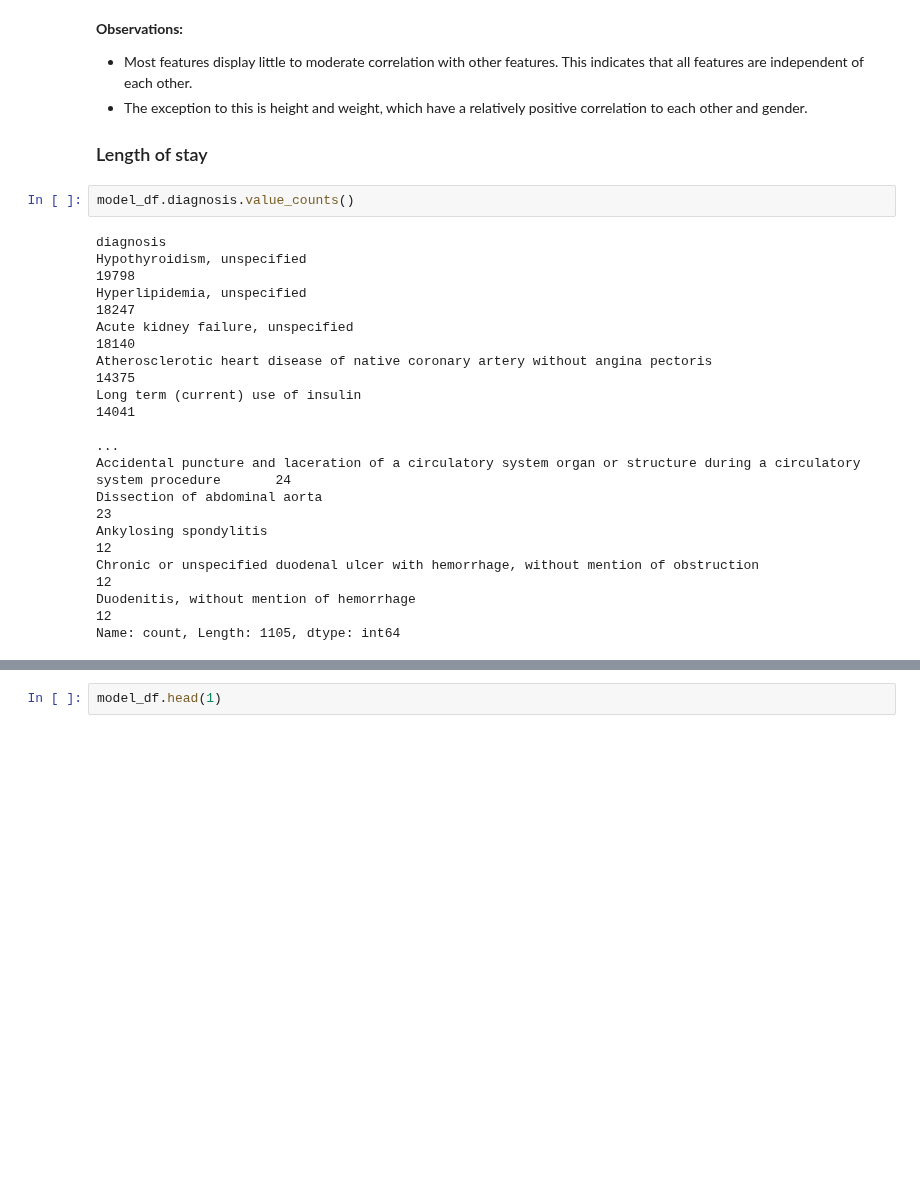
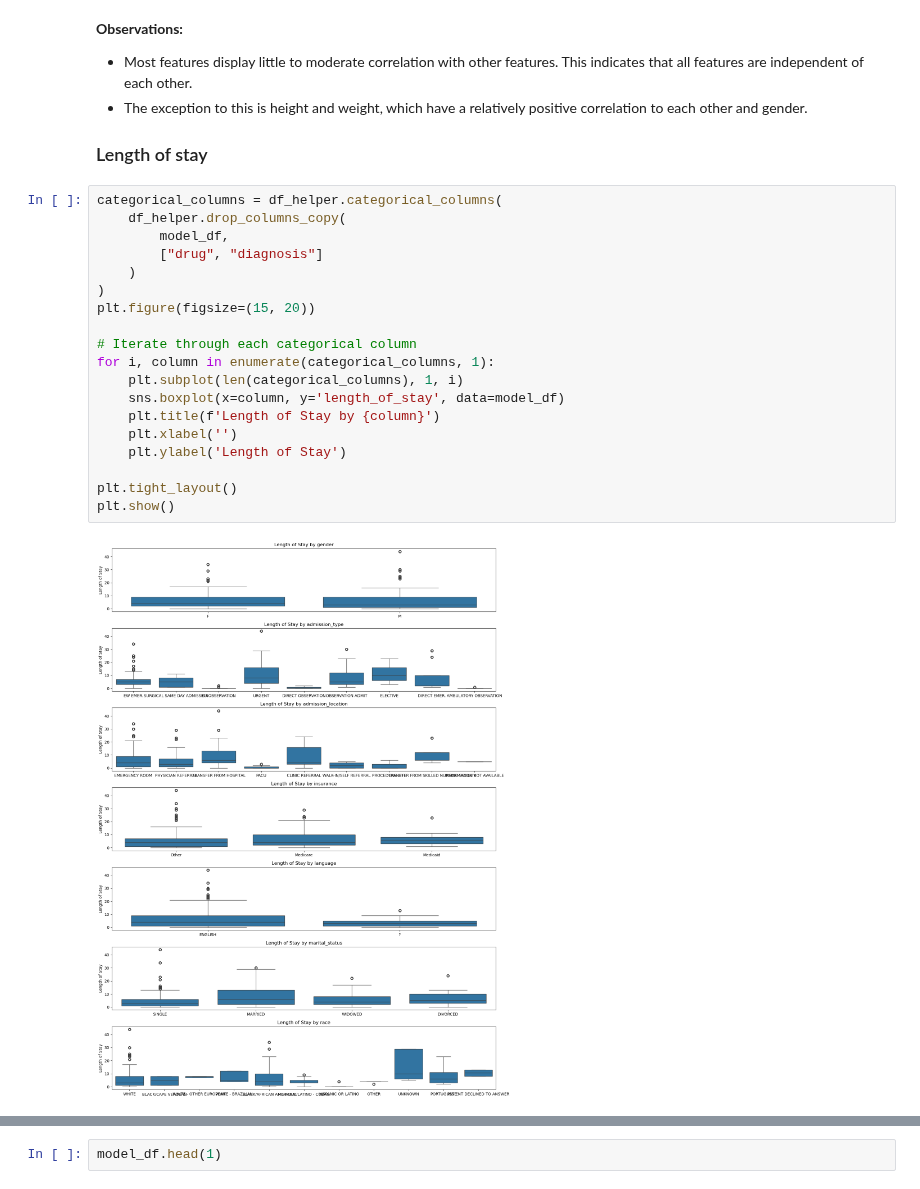
Before and after one commit to bizzfuzz/CHOP-comprehensive-hospital-outcome-prediction-system, a Jupyter notebook: CHOP.ipynb, the cells around one changed output, grey strips where cells are left out. Cells and saved outputs as stored; diff of their text form; blank space fills up the shorter version.

Commit message:
los model start

```diff
--- a/CHOP.ipynb
+++ b/CHOP.ipynb
@@ -706,19 +706,24 @@ sns.heatmap(correlation_matrix, annot=True, cmap="Purples");
 - The exception to this is height and weight, which have a relatively positive correlation to each other and gender.
 
 ### Length of stay
-# %%
-model_df.diagnosis.value_counts()
-# %% [output]
-diagnosis
-Hypothyroidism, unspecified                                                                                            19798
-Hyperlipidemia, unspecified                                                                                            18247
-Acute kidney failure, unspecified                                                                                      18140
-Atherosclerotic heart disease of native coronary artery without angina pectoris                                        14375
-Long term (current) use of insulin                                                                                     14041
-                                                                                                                       ...
-Accidental puncture and laceration of a circulatory system organ or structure during a circulatory system procedure       24
-Dissection of abdominal aorta                                                                                             23
-Ankylosing spondylitis                                                                                                    12
-Chronic or unspecified duodenal ulcer with hemorrhage, without mention of obstruction                                     12
-Duodenitis, without mention of hemorrhage                                                                                 12
-Name: count, Length: 1105, dtype: int64
+# %%
+categorical_columns = df_helper.categorical_columns(
+    df_helper.drop_columns_copy(
+        model_df,
+        ["drug", "diagnosis"]
+    )
+)
+plt.figure(figsize=(15, 20))
+
+# Iterate through each categorical column
+for i, column in enumerate(categorical_columns, 1):
+    plt.subplot(len(categorical_columns), 1, i)
+    sns.boxplot(x=column, y='length_of_stay', data=model_df)
+    plt.title(f'Length of Stay by {column}')
+    plt.xlabel('')
+    plt.ylabel('Length of Stay')
+
+plt.tight_layout()
+plt.show()
+# %% [output]
+[figure, added]
```
Also changed, not shown: parts of 8 cells of this notebook, 1 other file.
